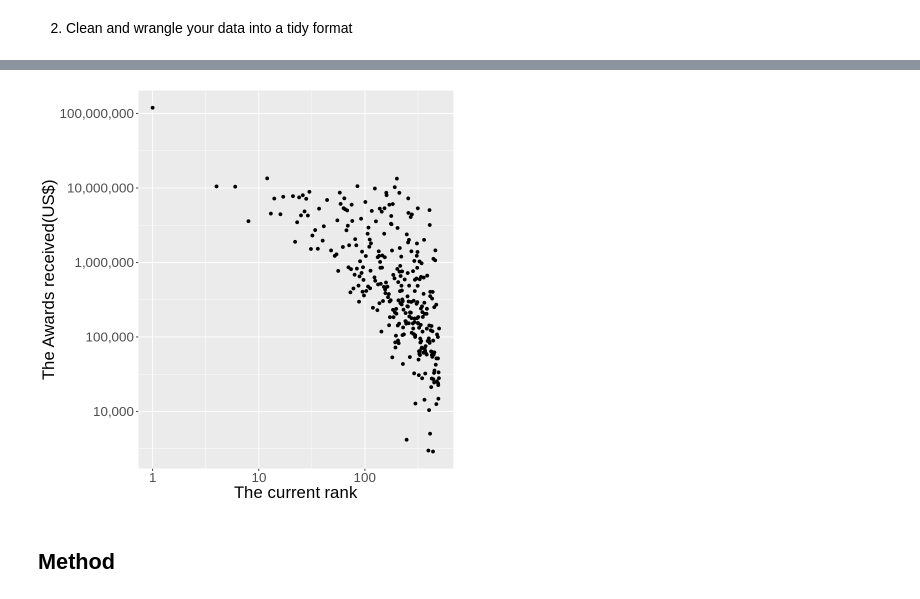
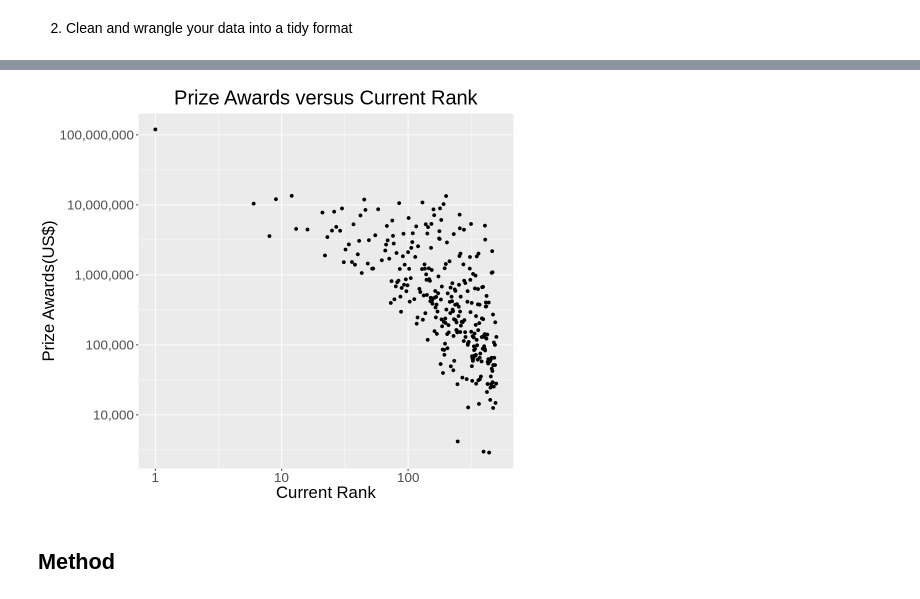
Before and after one commit to HaoyuYou/player_group_project, a Jupyter notebook: group_proposal.ipynb, the cells around one changed output, grey strips where cells are left out. Cells and saved outputs as stored; diff of their text form; code cells hidden in the pictures.

```diff
--- a/group_proposal.ipynb
+++ b/group_proposal.ipynb
@@ -79,7 +79,9 @@ player_data <- player |>
                mutate(current_rank = as.integer(current_rank)) |>
                mutate(current_score = as.integer(str_remove(current_score, "\\)"))) |>
                mutate(prize_money = str_remove_all(`Prize Money`, "[A-Za-z$, ]")) |>
-               mutate(prize_money = as.integer(prize_money))
+               mutate(prize_money = as.integer(prize_money)) |>
+               select(Name, age, current_rank, prize_money)|>
+               na.omit()
 player_data
 # %% [output]
 Warning message in mask$eval_all_mutate(quo):
@@ -142,10 +145,12 @@ age_plot
 current_rank_plot <- player_training |>
                     ggplot(aes(x = current_rank, y = prize_money)) +
                     geom_point() +
-                    labs(x = "The current rank", y = "The Awards received(US$)") +
-                    theme(text = element_text(size = 20)) +
+                    labs(x = "Current Rank", y = "Prize Awards(US$)") +
+                    theme(text = element_text(size = 20),
+                         plot.title = element_text(hjust = 0.5)) +
                     scale_x_log10(labels = comma) +
-                    scale_y_log10(labels = comma)
+                    scale_y_log10(labels = comma) +
+                    ggtitle("Prize Awards versus Current Rank")
 
 current_rank_plot
 # %% [output]
@@ -154,4 +157,4 @@ Warning message:
-[figure, old version]
+[figure, new version]
 # %% [markdown]
 ## Method
 # %% [markdown]
```
Also changed, not shown: parts of 9 cells of this notebook.
